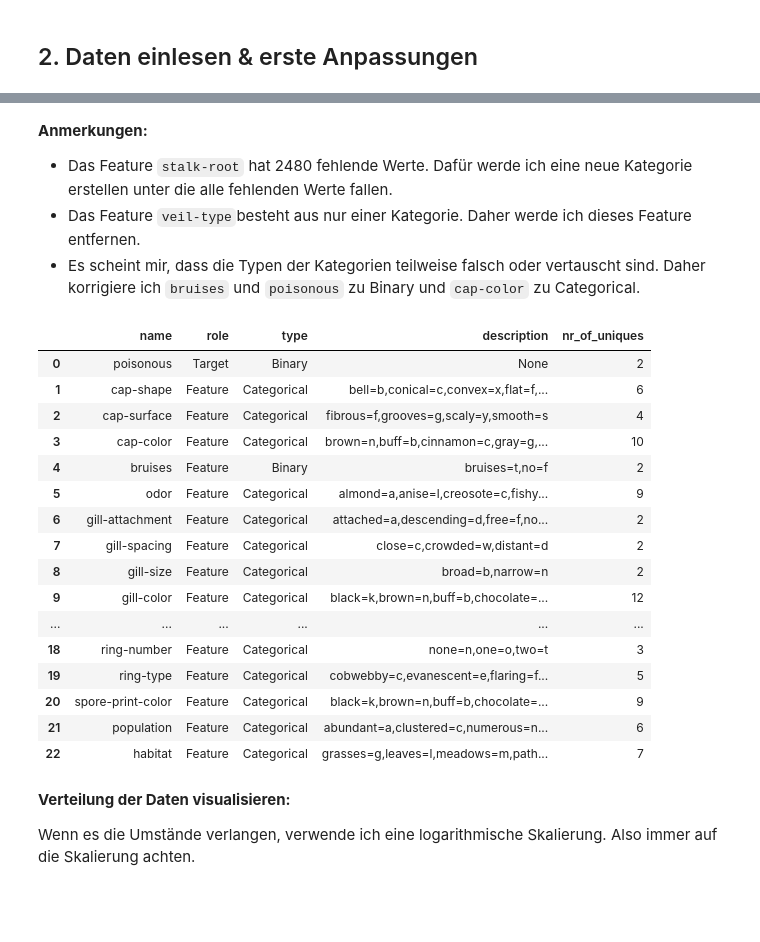
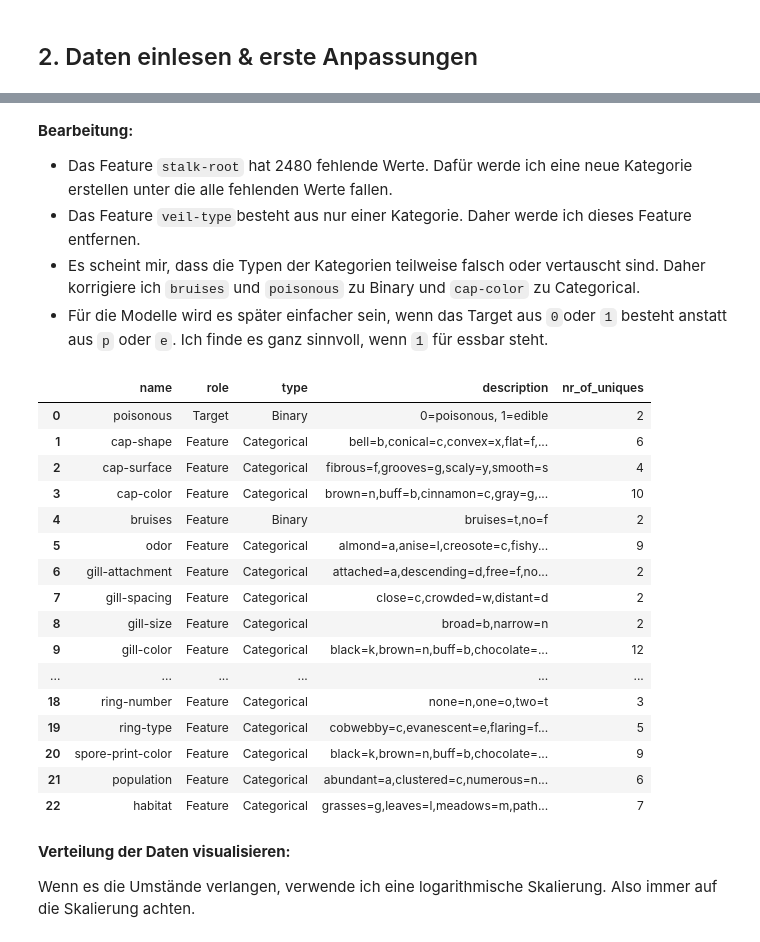
Before and after one commit to mmlau/Can-I-eat-it, a Jupyter notebook: notebooks/1_data_preparation.ipynb, the cells around one changed output, grey strips where cells are left out. Saved outputs shown, nothing was run; the diff lists cells and outputs as text; code cells hidden in the pictures; blank space fills up the shorter version.

```diff
--- a/notebooks/1_data_preparation.ipynb
+++ b/notebooks/1_data_preparation.ipynb
@@ -94,10 +94,11 @@ There are 131621703842267136 possible combinations.
 | 21 | population | Feature | Categorical | abundant=a,clustered=c,numerous=n... | no | 6 | 0 |
 | 22 | habitat | Feature | Categorical | grasses=g,leaves=l,meadows=m,path... | no | 7 | 0 |
 # %% [markdown]
-**Anmerkungen:**
+**Bearbeitung:**
 * Das Feature `stalk-root` hat 2480 fehlende Werte. Dafür werde ich eine neue Kategorie erstellen unter die alle fehlenden Werte fallen.
 * Das Feature `veil-type`besteht aus nur einer Kategorie. Daher werde ich dieses Feature entfernen.
 * Es scheint mir, dass die Typen der Kategorien teilweise falsch oder vertauscht sind. Daher korrigiere ich `bruises` und `poisonous` zu Binary und `cap-color` zu Categorical.
+* Für die Modelle wird es später einfacher sein, wenn das Target aus `0`oder `1` besteht anstatt aus `p` oder `e`. Ich finde es ganz sinnvoll, wenn `1` für essbar steht.
 # %%
 df = mushroom.data.original.copy()
 
@@ -106,34 +107,38 @@ df = df.drop('veil-type', axis=1)
 
 # Adapt the info data frame
 drop_id = side_info[ side_info['name'] == 'veil-type'].index
 side_info = side_info.drop([drop_id[0]])
 
 # Call the missing data in stalk-root u for unknown
 df.loc[ df['stalk-root'].isna(), 'stalk-root'] = 'u'
 
 # Add this info to the info data frame
 sr_id = side_info[ side_info['name'] == 'stalk-root'].index
 side_info.loc[sr_id, 'description'] = side_info.loc[sr_id, 'description'] + ',unknown=u'
 
 # We no longer need missing values as info
 side_info = side_info.drop(['missing_values', 'nr_missing'], axis=1)
 
 # Change poisonous and bruises to Binary
 side_info.loc[0, 'type'] = 'Binary'
 br_id = side_info[ side_info['name'] == 'bruises'].index
 side_info.loc[br_id, 'type'] = 'Binary'
 
 # Change cap-color to Categorical
 cc_id = side_info[ side_info['name'] == 'cap-color'].index
 side_info.loc[cc_id, 'type'] = 'Categorical'
 
+# Change poisonous to 0 or 1 and add to side_info
+df.loc[:, 'poisonous'] = [1 if val == 'e' else 0 for val in df['poisonous'].values]
+side_info.loc[0, 'description'] = '0=poisonous, 1=edible'
+
 display(side_info)
 
 # save side info
 side_info.to_csv('../data/processed/side_info.csv')
 # %% [output]
 |  | name | role | type | description | nr_of_uniques |
-| 0 | poisonous | Target | Binary | None | 2 |
+| 0 | poisonous | Target | Binary | 0=poisonous, 1=edible | 2 |
 | 1 | cap-shape | Feature | Categorical | bell=b,conical=c,convex=x,flat=f,... | 6 |
 | 2 | cap-surface | Feature | Categorical | fibrous=f,grooves=g,scaly=y,smooth=s | 4 |
 | 3 | cap-color | Feature | Categorical | brown=n,buff=b,cinnamon=c,gray=g,... | 10 |
```
